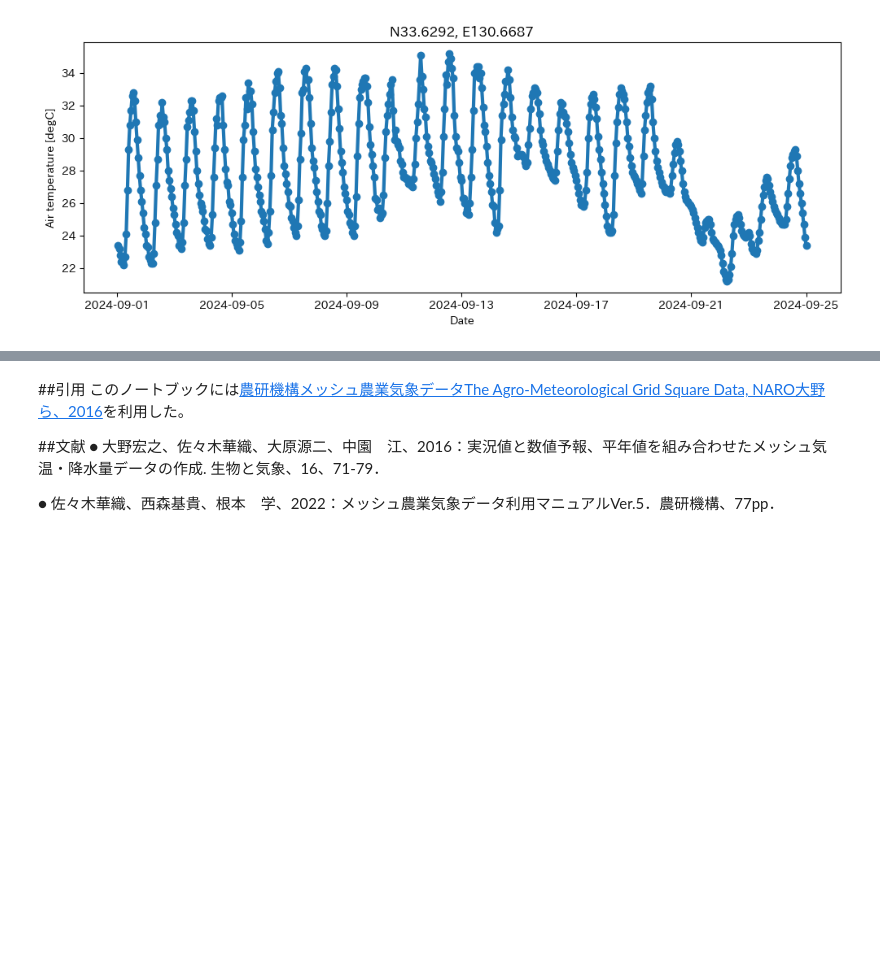
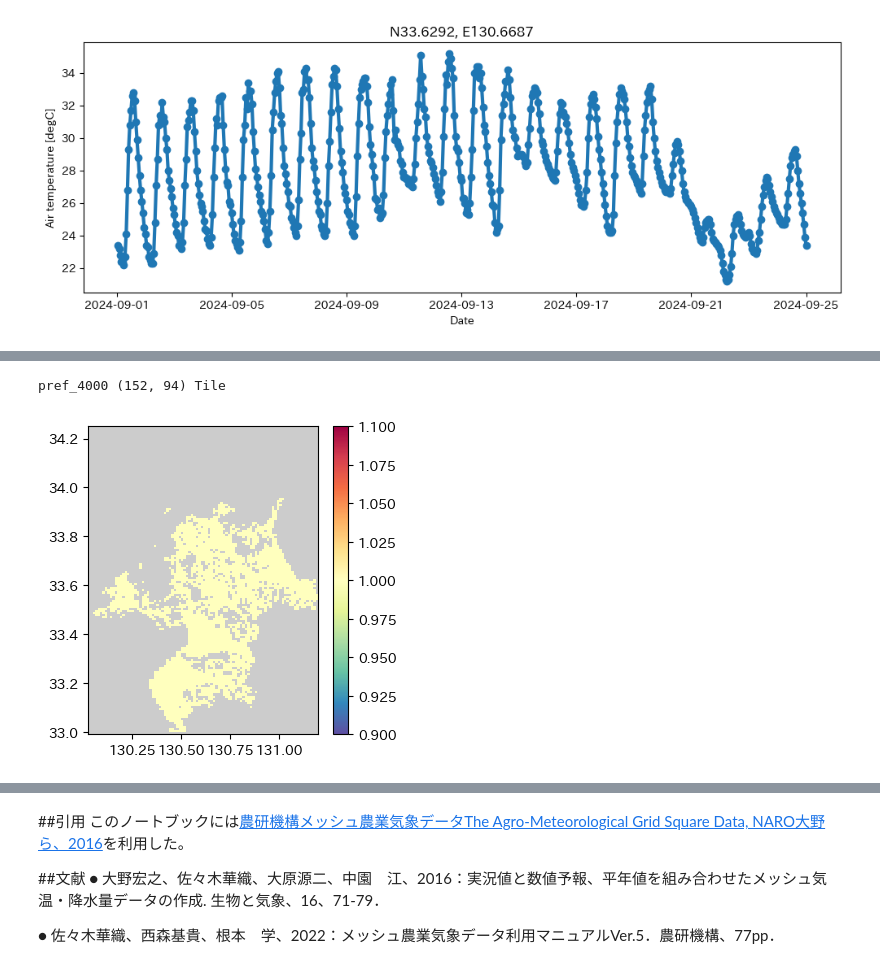
Before and after one commit to 1900690/Agro-Meteorological-Grid-Square-Data, a Jupyter notebook: 1kmメッシュ気象情報.ipynb, the cells around one changed output, grey strips where cells are left out. Saved outputs shown, nothing was run; the diff lists cells and outputs as text; code cells hidden in the pictures; blank space fills up the shorter version.

```diff
--- a/1kmメッシュ気象情報.ipynb
+++ b/1kmメッシュ気象情報.ipynb
@@ -385,0 +607,15 @@ files.download("温暖化予測"+欲しい情報+str(f'N{lat[0]:.4f}, E{lon[0]:.
+# %%
+# 田の比率が０でないメッシュを抽出
+pad = np.where(lu01>0, 1, np.nan)
+
+# 設定に基づき地理情報を取得
+prf, lat, lon = amd.GetGeoData(ken, doko)
+
+# 気象データを県域データでマスク
+TaA = pad * prf
+
+# 図化
+amd.mapfig(TaA, lat, lon)
+# %% [output]
+pref_4000 (152, 94) Tile
+[figure, added]
```
Also changed, not shown: parts of 16 cells of this notebook.
